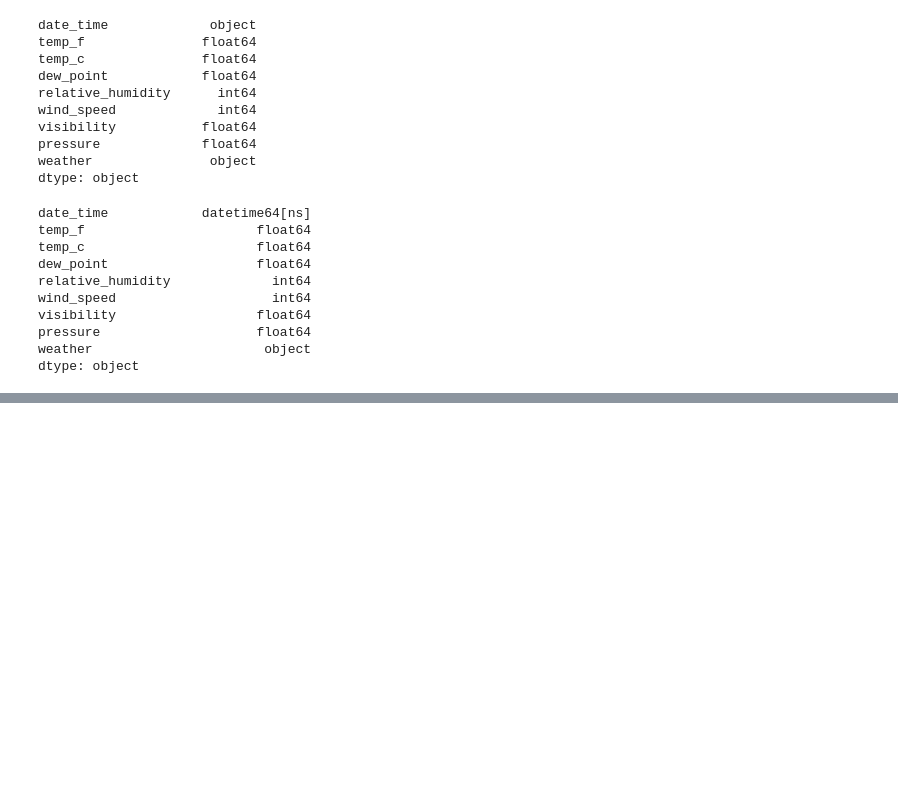
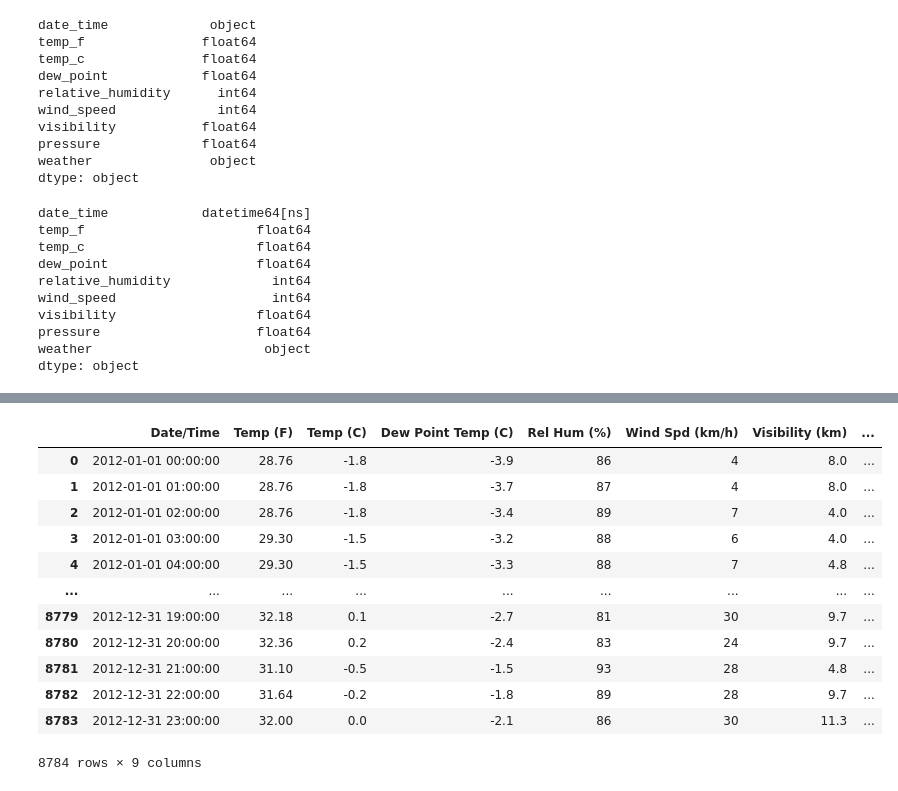
Before and after one commit to JDowBellarmine/IP2_JDD1, a Jupyter notebook: IP2_JDD1.ipynb, the cells around one changed output, grey strips where cells are left out. Saved outputs shown, nothing was run; the diff lists cells and outputs as text; code cells hidden in the pictures; blank space fills up the shorter version.

```diff
--- a/IP2_JDD1.ipynb
+++ b/IP2_JDD1.ipynb
@@ -199,0 +338,21 @@ Name: date_time, Length: 8784, dtype: int64
+# %%
+col_names2=['Date/Time','Temp (F)', 'Temp (C)', 'Dew Point Temp (C)', 'Rel Hum (%)',
+       'Wind Spd (km/h)', 'Visibility (km)', 'Stn Press (kPa)', 'Weather']
+# %%
+df.columns=col_names2
+# %%
+df
+# %% [output]
+|  | Date/Time | Temp (F) | Temp (C) | Dew Point Temp (C) | Rel Hum (%) | Wind Spd (km/h) | Visibility (km) | ... |
+| 0 | 2012-01-01 00:00:00 | 28.76 | -1.8 | -3.9 | 86 | 4 | 8.0 | ... |
+| 1 | 2012-01-01 01:00:00 | 28.76 | -1.8 | -3.7 | 87 | 4 | 8.0 | ... |
+| 2 | 2012-01-01 02:00:00 | 28.76 | -1.8 | -3.4 | 89 | 7 | 4.0 | ... |
+| 3 | 2012-01-01 03:00:00 | 29.30 | -1.5 | -3.2 | 88 | 6 | 4.0 | ... |
+| 4 | 2012-01-01 04:00:00 | 29.30 | -1.5 | -3.3 | 88 | 7 | 4.8 | ... |
+| ... | ... | ... | ... | ... | ... | ... | ... | ... |
+| 8779 | 2012-12-31 19:00:00 | 32.18 | 0.1 | -2.7 | 81 | 30 | 9.7 | ... |
+| 8780 | 2012-12-31 20:00:00 | 32.36 | 0.2 | -2.4 | 83 | 24 | 9.7 | ... |
+| 8781 | 2012-12-31 21:00:00 | 31.10 | -0.5 | -1.5 | 93 | 28 | 4.8 | ... |
+| 8782 | 2012-12-31 22:00:00 | 31.64 | -0.2 | -1.8 | 89 | 28 | 9.7 | ... |
+| 8783 | 2012-12-31 23:00:00 | 32.00 | 0.0 | -2.1 | 86 | 30 | 11.3 | ... |
+8784 rows × 9 columns
```
Also changed, not shown: parts of 21 cells of this notebook, 3 other files.
